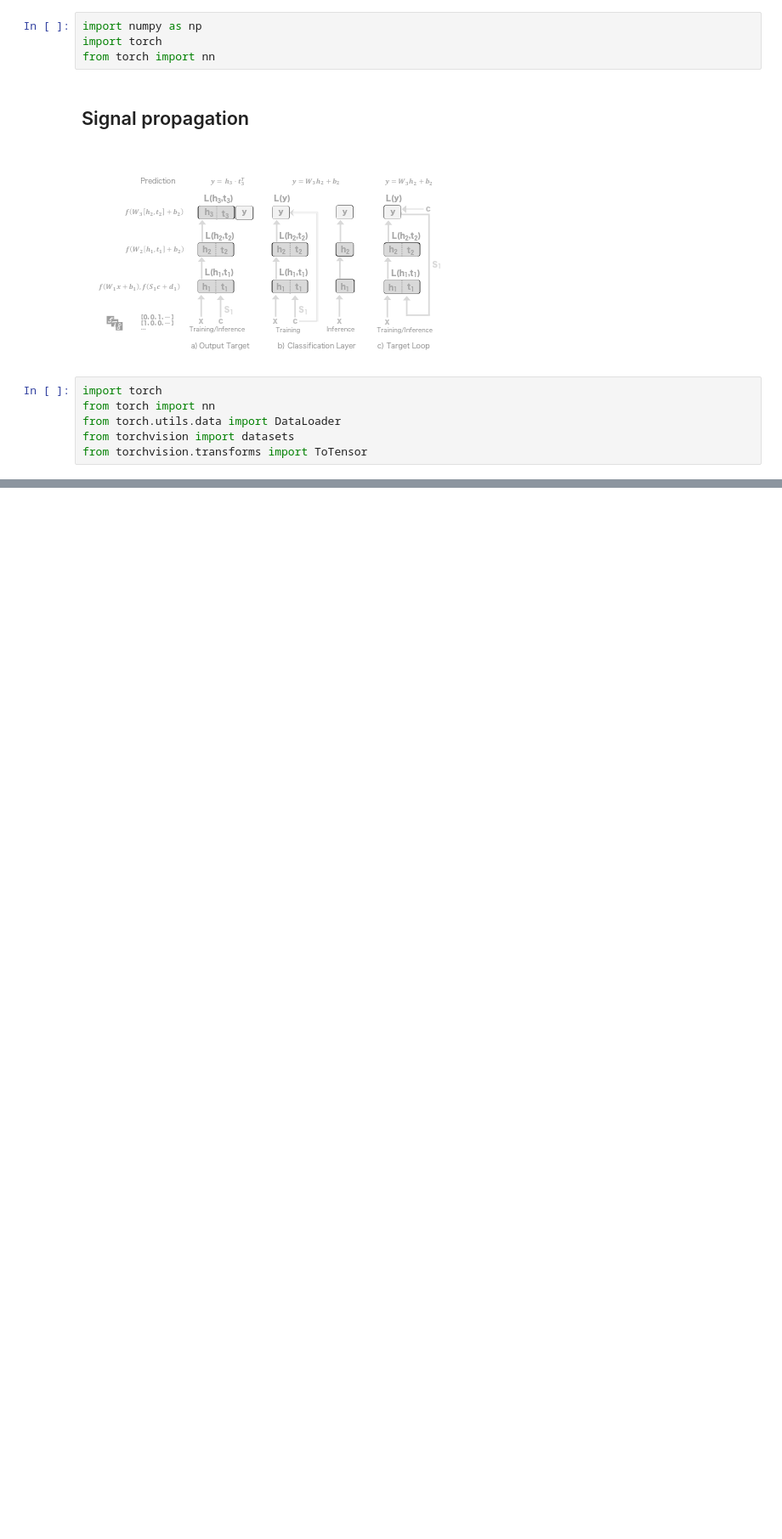
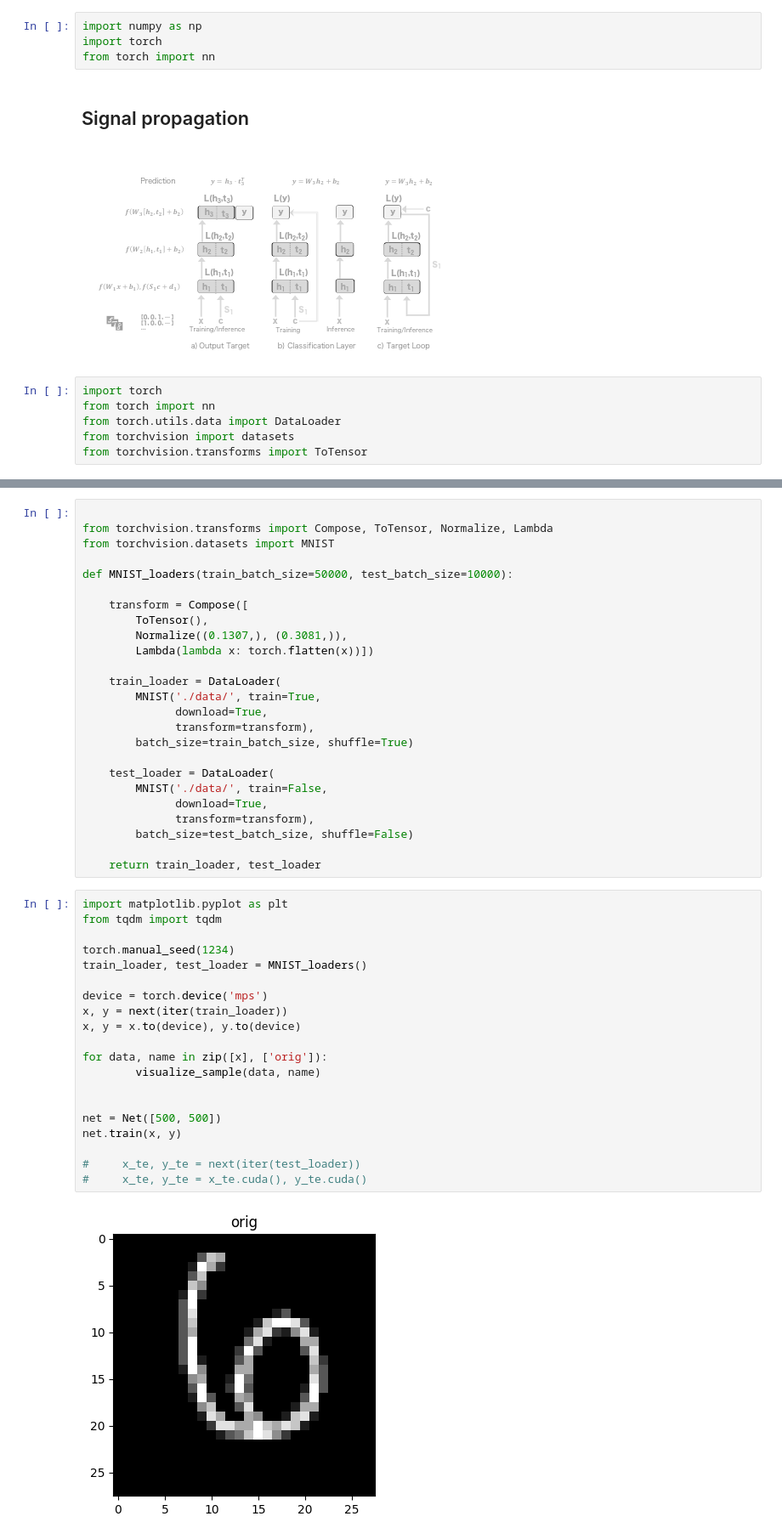
Before and after one commit to rufaelfekadu/sig_prop, a Jupyter notebook: main.ipynb, the cells around one changed output, grey strips where cells are left out. Shown at 85% size. Drawn from its saved outputs; the diff is of its cells as text; blank space fills up the shorter version.

```diff
--- a/main.ipynb
+++ b/main.ipynb
@@ -45,0 +136,47 @@ Shape of y: torch.Size([1]) torch.int64
+# %%
+
+from torchvision.transforms import Compose, ToTensor, Normalize, Lambda
+from torchvision.datasets import MNIST
+
+def MNIST_loaders(train_batch_size=50000, test_batch_size=10000):
+
+    transform = Compose([
+        ToTensor(),
+        Normalize((0.1307,), (0.3081,)),
+        Lambda(lambda x: torch.flatten(x))])
+
+    train_loader = DataLoader(
+        MNIST('./data/', train=True,
+              download=True,
+              transform=transform),
+        batch_size=train_batch_size, shuffle=True)
+
+    test_loader = DataLoader(
+        MNIST('./data/', train=False,
+              download=True,
+              transform=transform),
+        batch_size=test_batch_size, shuffle=False)
+
+    return train_loader, test_loader
+# %%
+import matplotlib.pyplot as plt
+from tqdm import tqdm
+
+torch.manual_seed(1234)
+train_loader, test_loader = MNIST_loaders()
+
+device = torch.device('mps')
+x, y = next(iter(train_loader))
+x, y = x.to(device), y.to(device)
+
+for data, name in zip([x], ['orig']):
+        visualize_sample(data, name)
+
+
+net = Net([500, 500])
+net.train(x, y)
+
+#     x_te, y_te = next(iter(test_loader))
+#     x_te, y_te = x_te.cuda(), y_te.cuda()
+# %% [output]
+[figure, added]
```
Also changed, not shown: parts of 8 cells of this notebook, 1 other file.
